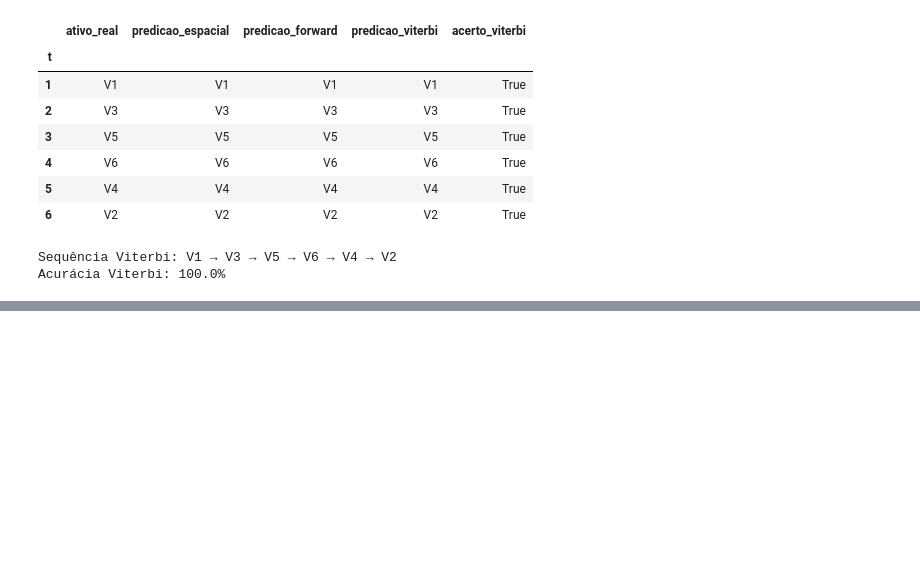
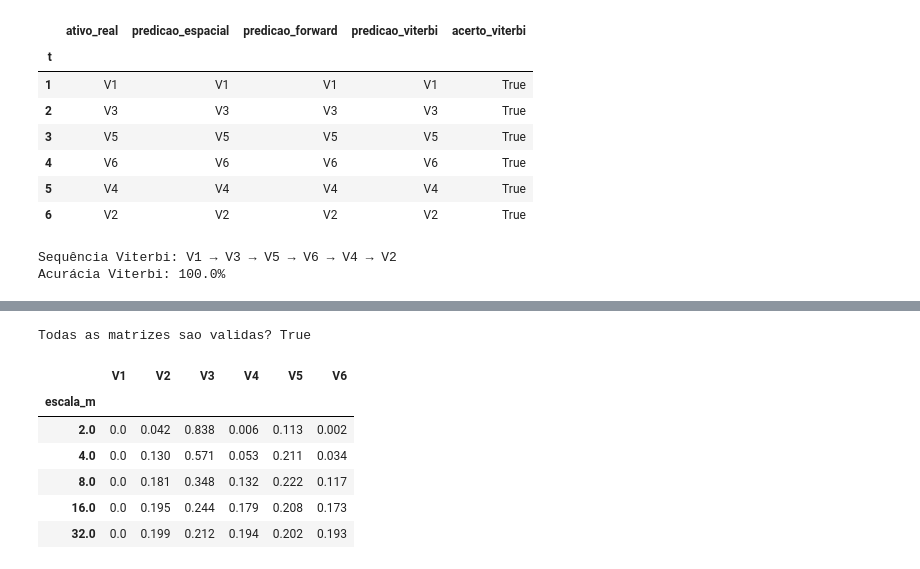
Before and after one commit to gabrieldutraschwaab/asset-disambiguation-hmm, a Jupyter notebook: notebooks/01_cenario_sintetico.ipynb, the cells around one changed output, grey strips where cells are left out. Cells and saved outputs as stored; diff of their text form; code cells hidden in the pictures; blank space fills up the shorter version.

Commit message:
Registra validacao e parametros experimentais

```diff
--- a/notebooks/01_cenario_sintetico.ipynb
+++ b/notebooks/01_cenario_sintetico.ipynb
@@ -1393,0 +1924,63 @@ Acurácia Viterbi: 100.0%
+# %%
+escalas_transicao_candidatas = [
+    2.0,
+    4.0,
+    8.0,
+    16.0,
+    32.0,
+]
+
+matrizes_transicao_candidatas = {}
+
+for escala in escalas_transicao_candidatas:
+    matriz_candidata = (
+        construir_matriz_transicao(
+            grafo=G_mov,
+            identidades=identidades_ativos,
+            escala=escala,
+            maximo_arestas=maximo_arestas,
+        )
+    )
+
+    matrizes_transicao_candidatas[
+        escala
+    ] = matriz_candidata
+
+matrizes_validas = all(
+    np.allclose(
+        matriz.sum(axis=1),
+        1.0,
+    )
+    for matriz
+    in matrizes_transicao_candidatas.values()
+)
+
+print(
+    "Todas as matrizes sao validas?",
+    matrizes_validas,
+)
+
+comparacao_transicoes_v1 = pd.DataFrame(
+    {
+        escala: matriz.loc["V1"]
+        for escala, matriz
+        in matrizes_transicao_candidatas.items()
+    }
+).T
+
+comparacao_transicoes_v1.index.name = (
+    "escala_m"
+)
+
+display(
+    comparacao_transicoes_v1.round(3)
+)
+# %% [output]
+Todas as matrizes sao validas? True
+|  | V1 | V2 | V3 | V4 | V5 | V6 |
+| escala_m |  |  |  |  |  |  |
+| 2.0 | 0.0 | 0.042 | 0.838 | 0.006 | 0.113 | 0.002 |
+| 4.0 | 0.0 | 0.130 | 0.571 | 0.053 | 0.211 | 0.034 |
+| 8.0 | 0.0 | 0.181 | 0.348 | 0.132 | 0.222 | 0.117 |
+| 16.0 | 0.0 | 0.195 | 0.244 | 0.179 | 0.208 | 0.173 |
+| 32.0 | 0.0 | 0.199 | 0.212 | 0.194 | 0.202 | 0.193 |
```
Also changed, not shown: parts of 12 cells of this notebook, 3 other files.
